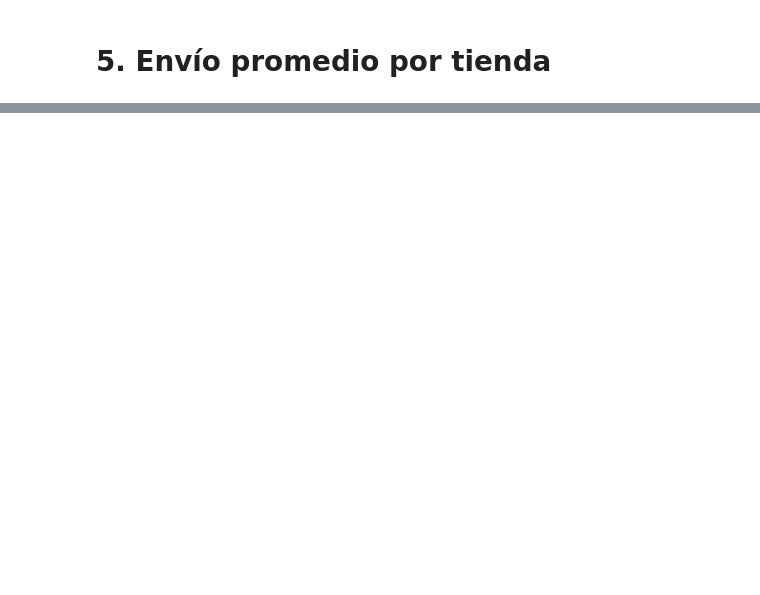
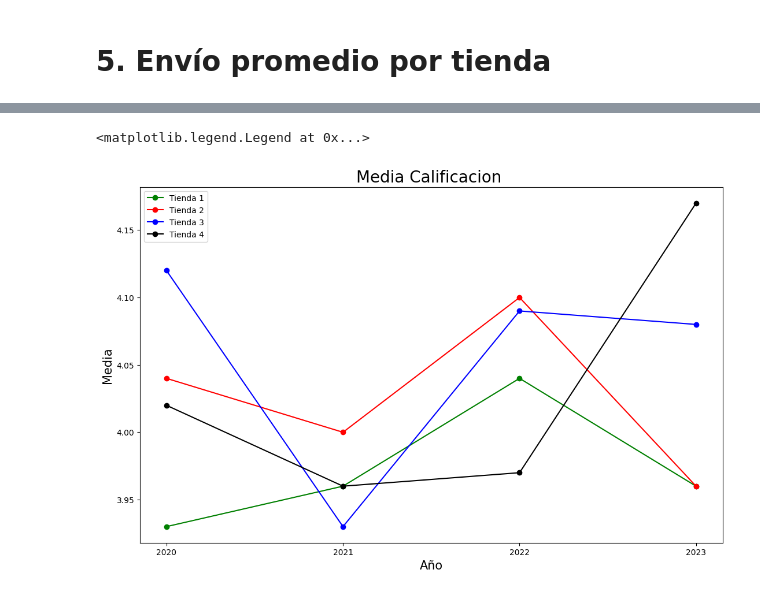
Before and after one commit to Vanzhel01/Challenge-Allura-Store, a Jupyter notebook: AluraStoreLatam.ipynb, the cells around one changed output, grey strips where cells are left out. Saved outputs shown, nothing was run; the diff lists cells and outputs as text; code cells hidden in the pictures; blank space fills up the shorter version.

```diff
--- a/AluraStoreLatam.ipynb
+++ b/AluraStoreLatam.ipynb
@@ -25,0 +65,2 @@ tienda.head()
+# %%
+tienda3.drop(columns=['Vendedor','Lugar de Compra','Método de pago','Cantidad de cuotas','lat','lon'],axis=1,inplace=True)
@@ -25,0 +76,2 @@ tienda.head()
+# %%
+tienda4.drop(columns=['Vendedor','Lugar de Compra','Método de pago','Cantidad de cuotas','lat','lon'],axis=1,inplace=True)
@@ -35,0 +511,13 @@ tienda.head()
+# %%
+calificacion_tienda_array=[media_calificacion_tienda_2020, media_calificacion_tienda_2021,media_calificacion_tienda_2022, media_calificacion_tienda_2023]
+calificacion_tienda2_array=[media_calificacion_tienda2_2020, media_calificacion_tienda2_2021,media_calificacion_tienda2_2022, media_calificacion_tienda2_2023]
+calificacion_tienda3_array=[media_calificacion_tienda3_2020, media_calificacion_tienda3_2021,media_calificacion_tienda3_2022, media_calificacion_tienda3_2023]
+calificacion_tienda4_array=[media_calificacion_tienda4_2020, media_calificacion_tienda4_2021,media_calificacion_tienda4_2022, media_calificacion_tienda4_2023]
+
+df_calificacion=pd.DataFrame()
+df_calificacion['Año']=años
+df_calificacion['Tienda 1']=calificacion_tienda_array
+df_calificacion['Tienda 2']=calificacion_tienda2_array
+df_calificacion['Tienda 3']=calificacion_tienda3_array
+df_calificacion['Tienda 4']=calificacion_tienda4_array
+df_calificacion
@@ -35,0 +530,13 @@ tienda.head()
+# %%
+img_Media_Calificacion = plt.subplots(figsize=(13, 8))
+plt.plot(df_calificacion['Año'], df_calificacion['Tienda 1'],color='Green',marker='o',label='Tienda 1')
+plt.plot(df_calificacion['Año'], df_calificacion['Tienda 2'],color='Red',marker='o',label='Tienda 2')
+plt.plot(df_calificacion['Año'], df_calificacion['Tienda 3'],color='Blue',marker='o',label='Tienda 3')
+plt.plot(df_calificacion['Año'], df_calificacion['Tienda 4'],color='Black',marker='o',label='Tienda 4')
+plt.title('Media Calificacion ', fontsize=20)
+plt.xlabel('Año', fontsize=15)
+plt.ylabel('Media', fontsize=15)
+plt.legend()
+# %% [output]
+<matplotlib.legend.Legend at 0x...>
+[figure, added]
```
Also changed, not shown: parts of 89 cells of this notebook.
